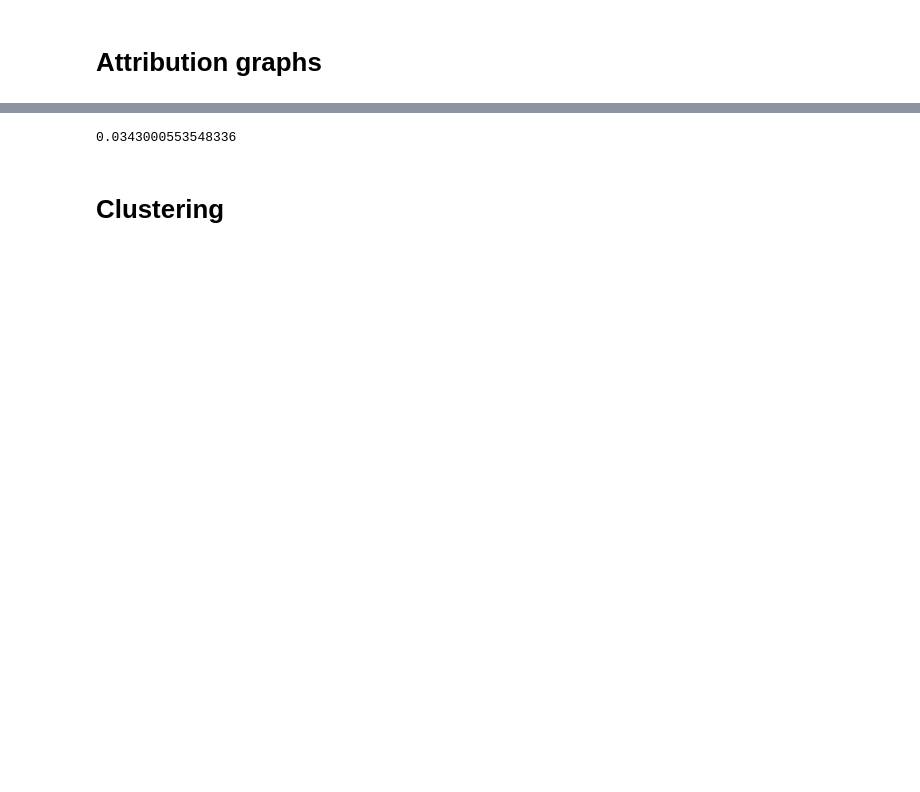
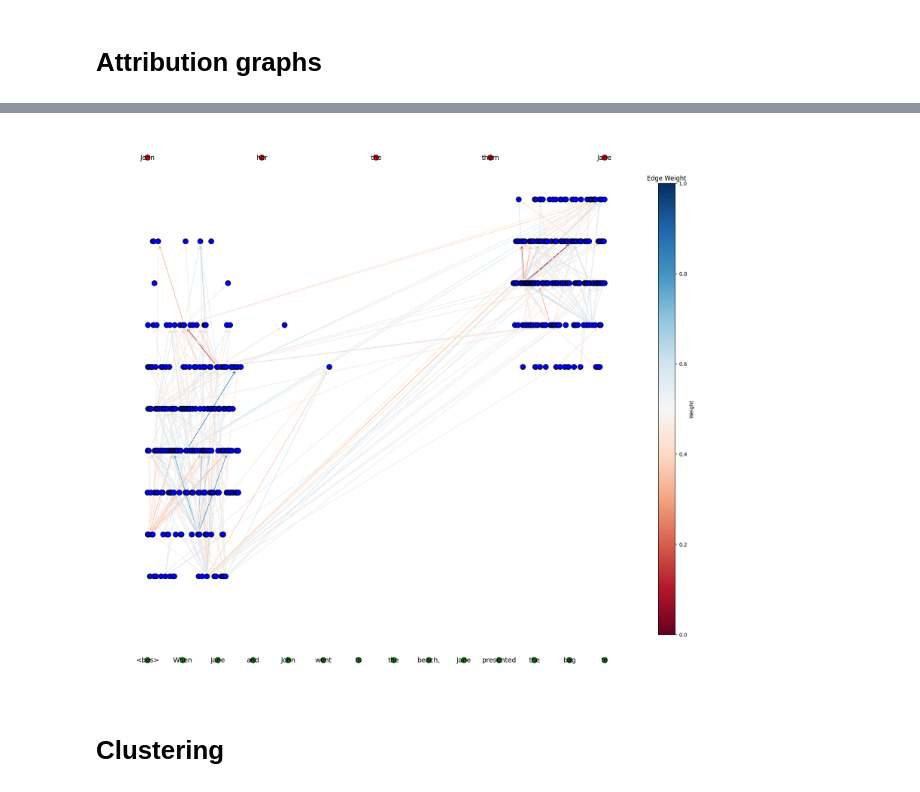
Before and after one commit to D4niel0s/NLP_project_circuits, a Jupyter notebook: neuron-clusters-influence.ipynb, the cells around one changed output, grey strips where cells are left out. Saved outputs shown, nothing was run; the diff lists cells and outputs as text; code cells hidden in the pictures; blank space fills up the shorter version.

```diff
--- a/neuron-clusters-influence.ipynb
+++ b/neuron-clusters-influence.ipynb
@@ -645,9 +647,76 @@ plt.show()
-# %%
-for u,v in G.edges():
-    abs(G[u][v]['weight'])
-abs(G[u][v]['weight'])
-# %% [output]
-0.0343000553548336
+# %%
+# plot pretty graph of what we have using vibe-coding
+
+
+plt.figure(figsize=(15, 15))
+
+# --- manual layout for hidden layers ---
+pos = {}
+max_layer = 11
+for layer in range(1, max_layer+1):
+    for (l, position, neuron) in [tuple(n.tolist()) for n in inter_nodes if n[0]==layer]:
+        x = position/15 + neuron/(3072*15)
+        pos[(l, position, neuron)] = (x, layer)
+
+# --- find the horizontal span of your hidden nodes ---
+xs = [x for x,y in pos.values()]
+min_x, max_x = min(xs), max(xs)
+
+# --- now spread inputs evenly across [min_x, max_x] at y=0 ---
+n_in = len(input_nodes)
+if n_in>1:
+    for idx, node in enumerate(input_nodes):
+        frac = idx/(n_in-1)
+        pos[node] = (min_x + frac*(max_x-min_x), 0)
+else:
+    pos[input_nodes[0]] = ((min_x+max_x)/2, 0)
+
+# --- and do the same for outputs at y = max_layer+1 ---
+n_out = len(output_nodes)
+top_y = max_layer+1
+if n_out>1:
+    for idx, node in enumerate(output_nodes):
+        frac = idx/(n_out-1)
+        pos[node] = (min_x + frac*(max_x-min_x), top_y)
+else:
+    pos[output_nodes[0]] = ((min_x+max_x)/2, top_y)
+
+
+
+# 2. Extract the per-node colors and labels
+node_colors = [
+    G.nodes[n].get('color', 'gray')   # fallback color = 'gray'
+    for n in G.nodes()
+]
+
+edge_colors = [
+    plt.cm.RdBu((G[u][v]['weight'] + 1) / 2) # normalize to [0, 1] from [-1, 1]
+    for u,v in G.edges()
+]
+
+node_labels = nx.get_node_attributes(G, 'label')  # maps node → label
+
+# 3. Draw nodes and edges
+nx.draw_networkx_edges(G, pos, arrowstyle='->', arrowsize=12, edge_color=edge_colors)
+
+nx.draw_networkx_nodes(G, pos,
+                       node_color=node_colors,
+                       node_size=100,  # smaller size
+                       edgecolors='black')
+
+for node in input_nodes + output_nodes:
+    label = node_labels[node]
+    x, y = pos[node]
+    plt.text(x, y, label, fontsize=13, ha='center', va='center', color='black')
+
+plt.axis('off')
+plt.tight_layout()
+cax = plt.axes([1, 0.1, 0.03, 0.8])
+cax.set_title('Edge Weight', fontsize=12)
+plt.colorbar(plt.cm.ScalarMappable(cmap='RdBu'), label='Weight', cax=cax, orientation='vertical')
+plt.show()
+# %% [output]
+[figure, added]
 # %% [markdown]
 # Clustering
 # %%
```
Also changed, not shown: parts of 7 cells of this notebook.
